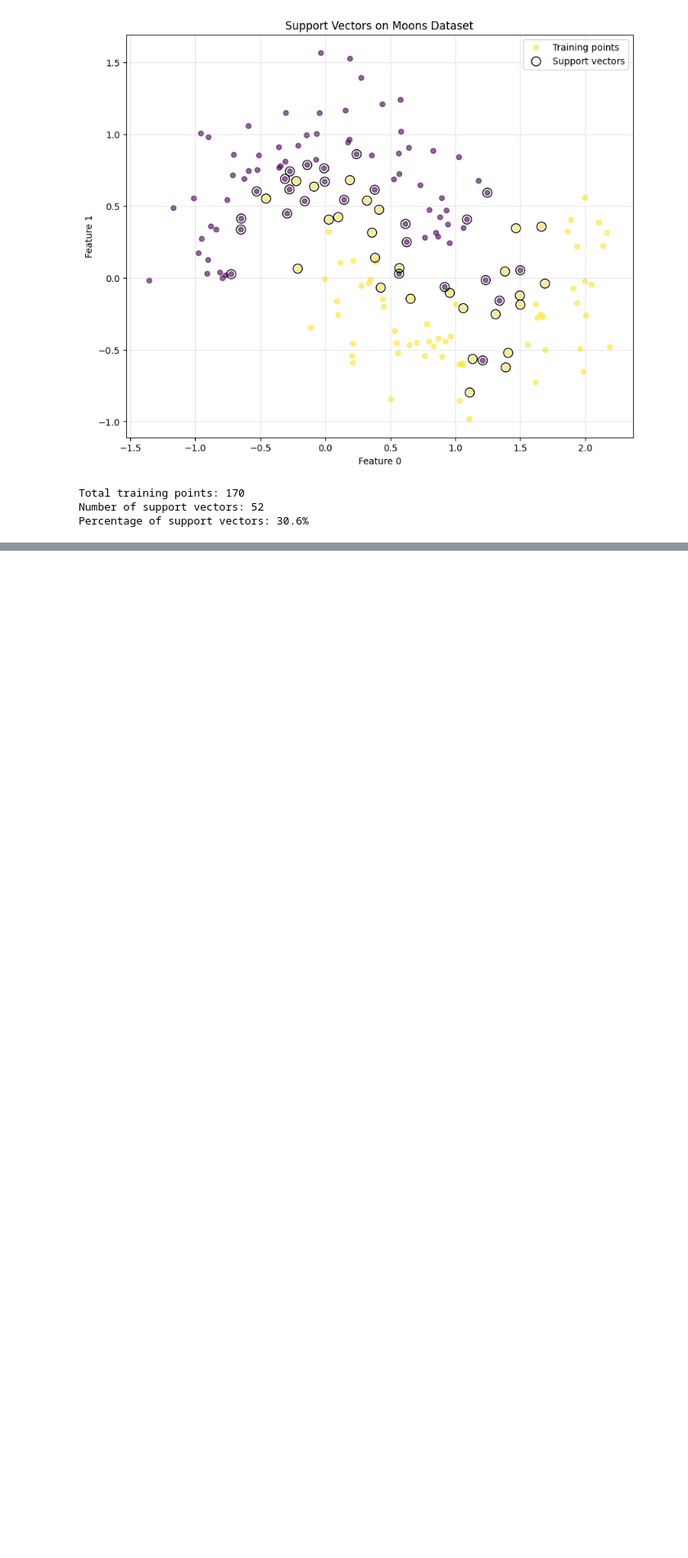
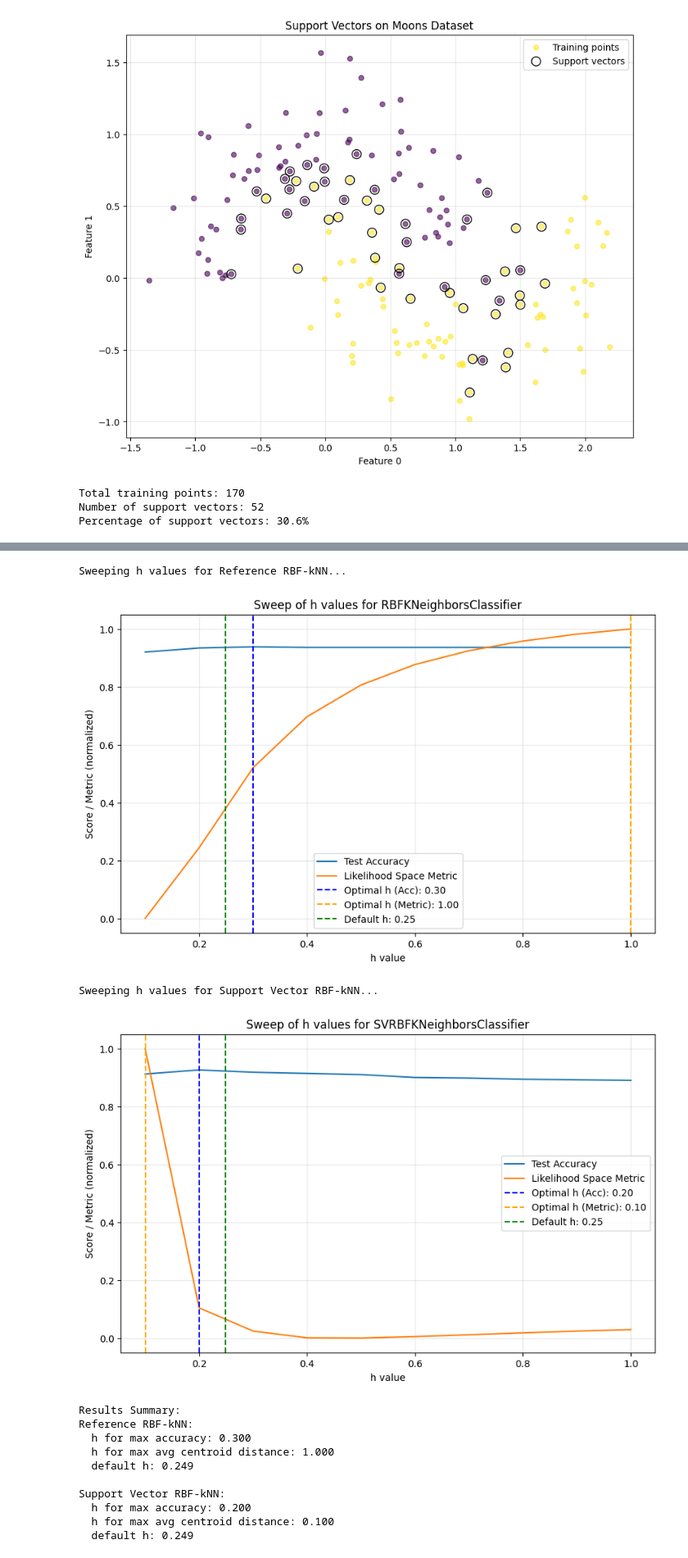
Before and after one commit to eduardo-ufmg/semana-conhecimento, a Jupyter notebook: knn.ipynb, the cells around one changed output, grey strips where cells are left out. Shown at 82% size. Saved outputs shown, nothing was run; the diff lists cells and outputs as text; code cells hidden in the pictures; blank space fills up the shorter version.

Commit message:
Likelihood metrics

```diff
--- a/knn.ipynb
+++ b/knn.ipynb
@@ -541,0 +839,55 @@ Support vector model likelihood space shape: (98, 2)
+# %%
+def test_likelihood_metric(metric, h_values = None):
+
+    # Prepare h values
+    if h_values is None:
+        h_values = np.linspace(0.1, 1, 10)
+
+    # Sweep for Reference RBF-kNN
+    print("Sweeping h values for Reference RBF-kNN...")
+    h_max_acc_ref, h_max_metric_ref, h_default_ref = plot_sweep_h(
+        RBFKNeighborsClassifier, X, y, h_values, metric
+    )
+
+    # Sweep for Support Vector RBF-kNN
+    print("\nSweeping h values for Support Vector RBF-kNN...")
+    h_max_acc_sv, h_max_metric_sv, h_default_sv = plot_sweep_h(
+        SVRBFKNeighborsClassifier, X, y, h_values, metric
+    )
+
+    print(f"\nResults Summary:")
+    print(f"Reference RBF-kNN:")
+    print(f"  h for max accuracy: {h_max_acc_ref:.3f}")
+    print(f"  h for max avg centroid distance: {h_max_metric_ref:.3f}")
+    print(f"  default h: {h_default_ref:.3f}")
+    print(f"\nSupport Vector RBF-kNN:")
+    print(f"  h for max accuracy: {h_max_acc_sv:.3f}")
+    print(f"  h for max avg centroid distance: {h_max_metric_sv:.3f}")
+    print(f"  default h: {h_default_sv:.3f}")
+
+    dist_to_max_acc_ref = (h_max_metric_ref - h_max_acc_ref, h_default_ref - h_max_acc_ref)
+    dist_to_max_acc_sv = (h_max_metric_sv - h_max_acc_sv, h_default_sv - h_max_acc_sv)
+
+    return dist_to_max_acc_ref, dist_to_max_acc_sv
+# %%
+def avg_centroid_distance(Q, y):
+    """Compute the average centroid distance in likelihood space"""
+    _, dist_avg, _ = centroid_distance(Q, y)
+    return dist_avg
+
+test_likelihood_metric(avg_centroid_distance)
+# %% [output]
+Sweeping h values for Reference RBF-kNN...
+[figure, added]
+Sweeping h values for Support Vector RBF-kNN...
+[figure, added]
+Results Summary:
+Reference RBF-kNN:
+  h for max accuracy: 0.300
+  h for max avg centroid distance: 1.000
+  default h: 0.249
+
+Support Vector RBF-kNN:
+  h for max accuracy: 0.200
+  h for max avg centroid distance: 0.100
+  default h: 0.249
```
Also changed, not shown: parts of 16 cells of this notebook.
